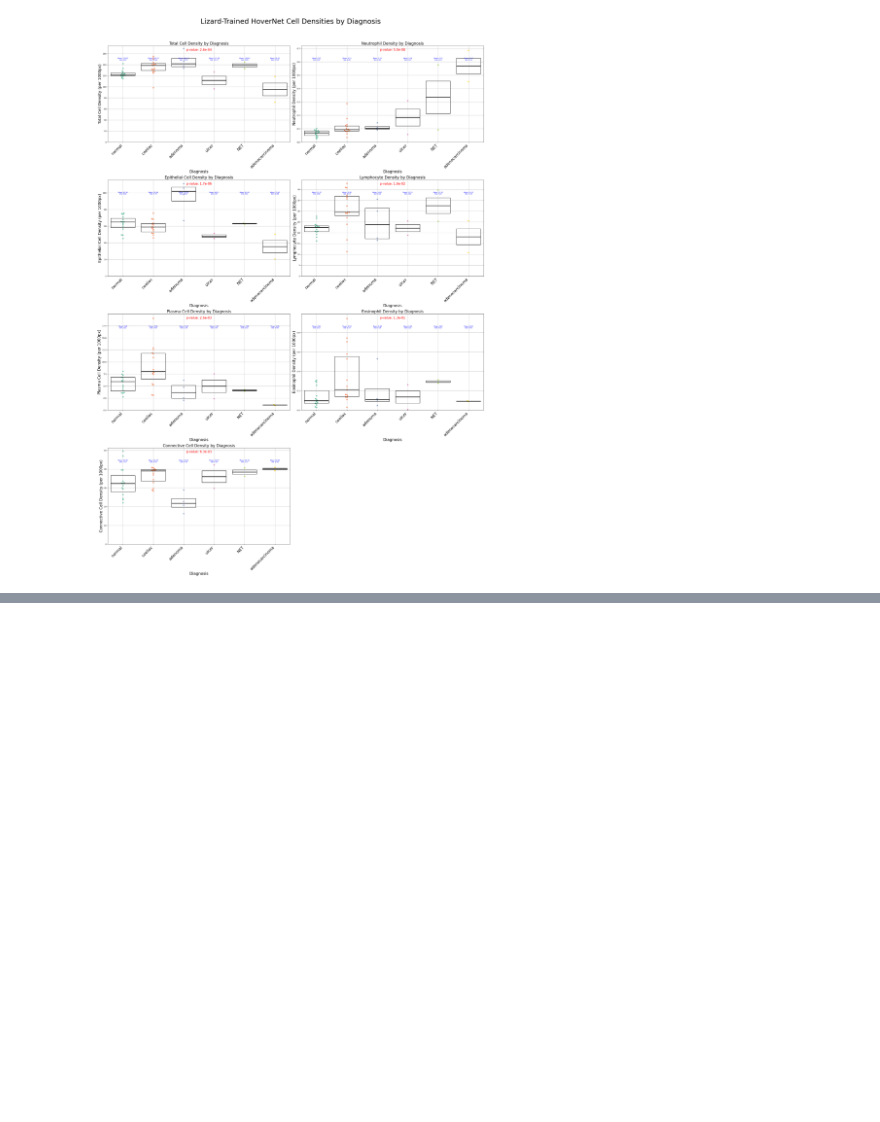
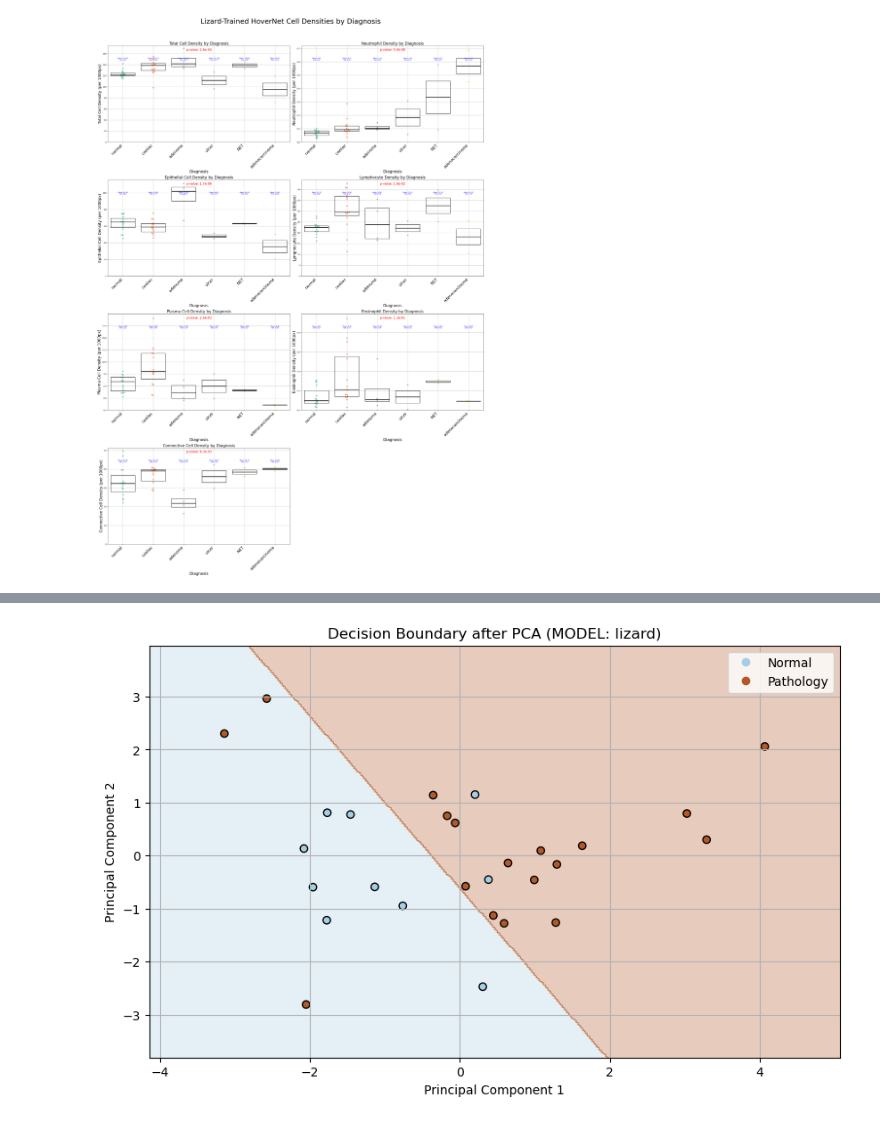
Before and after one commit to mpf0909/pathology_part_II_project, a Jupyter notebook: hovernet/hovernet-conic/inference-results/final-test-inference/analyse_summary.ipynb, the cells around one changed output, grey strips where cells are left out. Cells and saved outputs as stored; diff of their text form; code cells hidden in the pictures; blank space fills up the shorter version.

```diff
--- a/hovernet/hovernet-conic/inference-results/final-test-inference/analyse_summary.ipynb
+++ b/hovernet/hovernet-conic/inference-results/final-test-inference/analyse_summary.ipynb
@@ -318,0 +447,39 @@ weighted avg       0.83      0.83      0.83        12
+# %%
+import matplotlib.pyplot as plt
+from sklearn.decomposition import PCA
+import numpy as np
+
+# Apply PCA to reduce to 2 components
+pca = PCA(n_components=2)
+X_train_pca = pca.fit_transform(X_train)
+X_test_pca = pca.transform(X_test)
+
+# Retrain logistic regression on PCA-reduced data
+model_pca = LogisticRegression(class_weight='balanced', random_state=42)
+model_pca.fit(X_train_pca, y_train)
+
+# Create a mesh grid for decision boundary
+x_min, x_max = X_train_pca[:, 0].min() - 1, X_train_pca[:, 0].max() + 1
+y_min, y_max = X_train_pca[:, 1].min() - 1, X_train_pca[:, 1].max() + 1
+xx, yy = np.meshgrid(np.linspace(x_min, x_max, 300),
+                     np.linspace(y_min, y_max, 300))
+
+# Predict probabilities over grid
+Z = model_pca.predict(np.c_[xx.ravel(), yy.ravel()])
+Z = Z.reshape(xx.shape)
+
+# Plot
+plt.figure(figsize=(10, 6))
+plt.contourf(xx, yy, Z, cmap=plt.cm.Paired, alpha=0.3)
+scatter = plt.scatter(X_train_pca[:, 0], X_train_pca[:, 1], c=y_train, edgecolors='k', cmap=plt.cm.Paired)
+
+# Add legend
+handles, labels = scatter.legend_elements()
+plt.legend(handles, ["Normal", "Pathology"])
+plt.title(f"Decision Boundary after PCA (MODEL: {MODEL})")
+plt.xlabel("Principal Component 1")
+plt.ylabel("Principal Component 2")
+plt.grid(True)
+plt.show()
+# %% [output]
+[figure, added]
```
Also changed, not shown: parts of 10 cells of this notebook.
